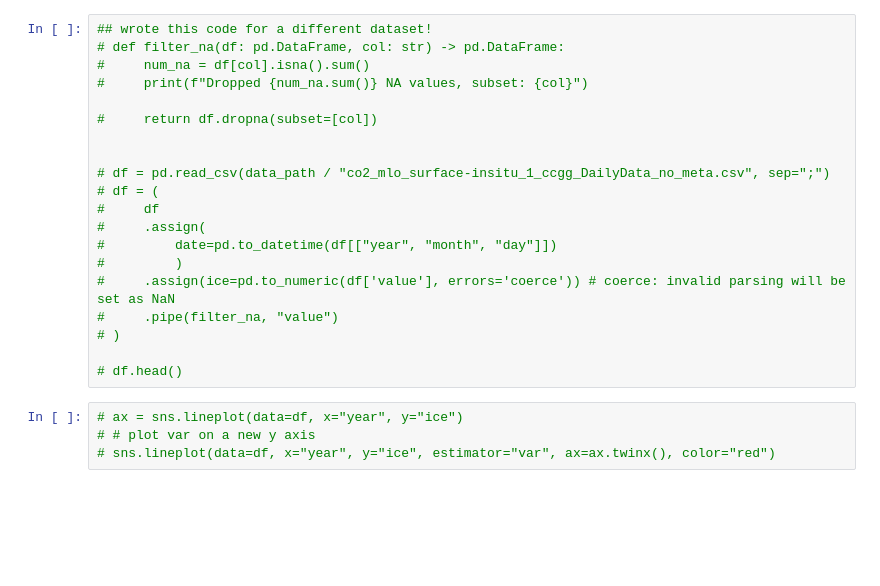
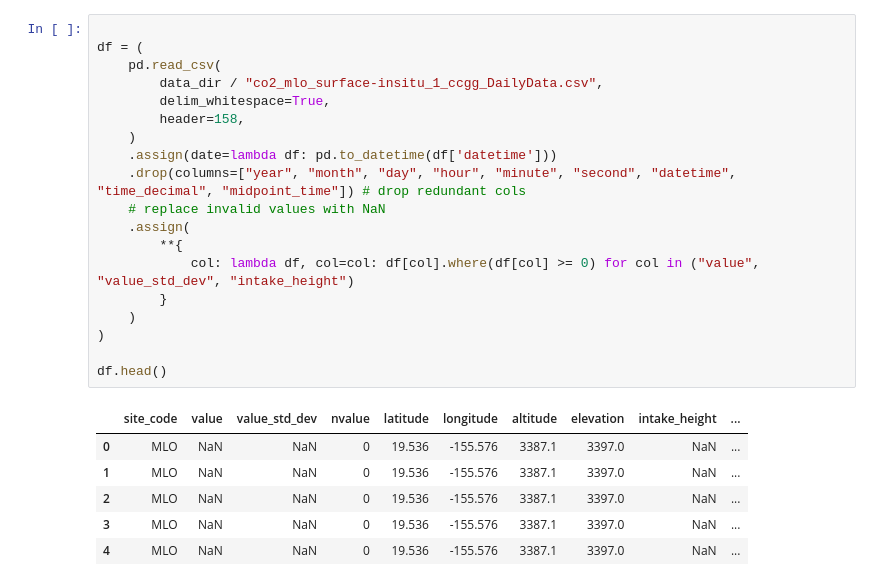
Before and after one commit to JanDuchscherer104/time-series-analysis, a Jupyter notebook: notebooks/lecture_01.ipynb, the cells around one changed output. Drawn from its saved outputs; the diff is of its cells as text; blank space fills up the shorter version.

```diff
--- a/notebooks/lecture_01.ipynb
+++ b/notebooks/lecture_01.ipynb
@@ -45,24 +25,26 @@ sns.lineplot(data=df.query("value > 0"), x="year", y="value", ax=ax.twinx(), est
-# %%
-## wrote this code for a different dataset!
-# def filter_na(df: pd.DataFrame, col: str) -> pd.DataFrame:
-#     num_na = df[col].isna().sum()
-#     print(f"Dropped {num_na.sum()} NA values, subset: {col}")
-
-#     return df.dropna(subset=[col])
-
-
-# df = pd.read_csv(data_path / "co2_mlo_surface-insitu_1_ccgg_DailyData_no_meta.csv", sep=";")
-# df = (
-#     df
-#     .assign(
-#         date=pd.to_datetime(df[["year", "month", "day"]])
-#         )
-#     .assign(ice=pd.to_numeric(df['value'], errors='coerce')) # coerce: invalid parsing will be set as NaN
-#     .pipe(filter_na, "value")
-# )
-
-# df.head()
-# %%
-# ax = sns.lineplot(data=df, x="year", y="ice")
-# # plot var on a new y axis
-# sns.lineplot(data=df, x="year", y="ice", estimator="var", ax=ax.twinx(), color="red")
+# %%
+
+df = (
+    pd.read_csv(
+        data_dir / "co2_mlo_surface-insitu_1_ccgg_DailyData.csv",
+        delim_whitespace=True,
+        header=158,
+    )
+    .assign(date=lambda df: pd.to_datetime(df['datetime']))
+    .drop(columns=["year", "month", "day", "hour", "minute", "second", "datetime", "time_decimal", "midpoint_time"]) # drop redundant cols
+    # replace invalid values with NaN
+    .assign(
+        **{
+            col: lambda df, col=col: df[col].where(df[col] >= 0) for col in ("value", "value_std_dev", "intake_height")
+        }
+    )
+)
+
+df.head()
+# %% [output]
+|  | site_code | value | value_std_dev | nvalue | latitude | longitude | altitude | elevation | intake_height | ... |
+| 0 | MLO | NaN | NaN | 0 | 19.536 | -155.576 | 3387.1 | 3397.0 | NaN | ... |
+| 1 | MLO | NaN | NaN | 0 | 19.536 | -155.576 | 3387.1 | 3397.0 | NaN | ... |
+| 2 | MLO | NaN | NaN | 0 | 19.536 | -155.576 | 3387.1 | 3397.0 | NaN | ... |
+| 3 | MLO | NaN | NaN | 0 | 19.536 | -155.576 | 3387.1 | 3397.0 | NaN | ... |
+| 4 | MLO | NaN | NaN | 0 | 19.536 | -155.576 | 3387.1 | 3397.0 | NaN | ... |
```
Also changed, not shown: parts of 8 cells of this notebook.
